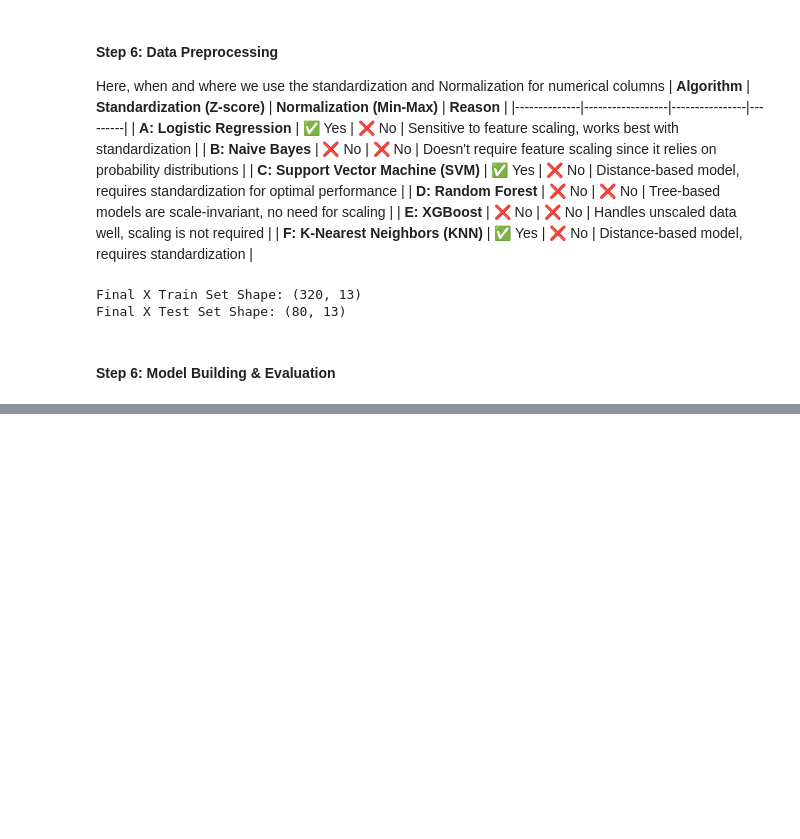
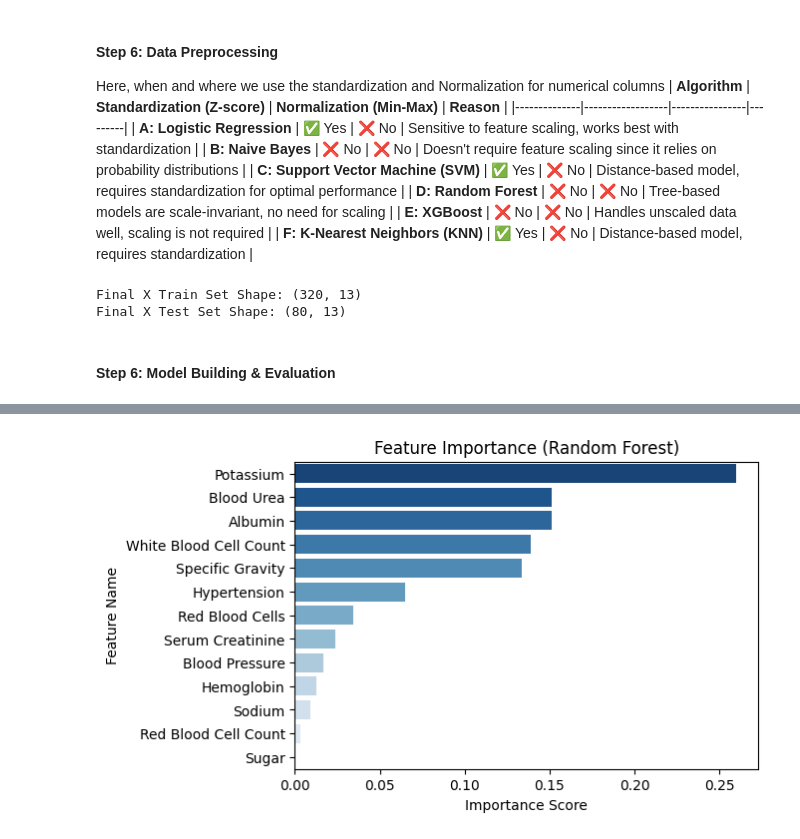
Before and after one commit to Angad143/HealthScope---A-Multi-Disease-Progression-and-Severity-Prediction-Platform, a Jupyter notebook: Kidney Disease Progression Prediction/Kidney_Disease_Prediction.ipynb, the cells around one changed output, grey strips where cells are left out. Drawn from its saved outputs; the diff is of its cells as text; code cells hidden in the pictures; blank space fills up the shorter version.

```diff
--- a/Kidney Disease Progression Prediction/Kidney_Disease_Prediction.ipynb
+++ b/Kidney Disease Progression Prediction/Kidney_Disease_Prediction.ipynb
@@ -911,0 +1073,15 @@ Final X Test Set Shape: (80, 13)
+# %%
+# Best model
+model = RandomForestClassifier()
+model.fit(X_train_final, y_train)
+
+# Get feature importances from Random Forest
+feature_importances = model.feature_importances_
+feature_names = X.columns  # Extract feature names
+
+# Convert to DataFrame and sort by importance
+feature_importance_df = pd.DataFrame({'Feature': feature_names, 'Importance': feature_importances})
+feature_importance_df = feature_importance_df.sort_values(by='Importance', ascending=False)
+
+# Print Feature Importance
+print(feature_importance_df)
@@ -911,0 +1103,10 @@ Final X Test Set Shape: (80, 13)
+# %%
+# Plot feature importance
+plt.figure(figsize=(6, 4))
+sns.barplot(x='Importance', y='Feature', data=feature_importance_df, palette="Blues_r", hue = "Feature", legend=False)
+plt.title("Feature Importance (Random Forest)")
+plt.xlabel("Importance Score")
+plt.ylabel("Feature Name")
+plt.show()
+# %% [output]
+[figure, added]
```
Also changed, not shown: parts of 14 cells of this notebook.
